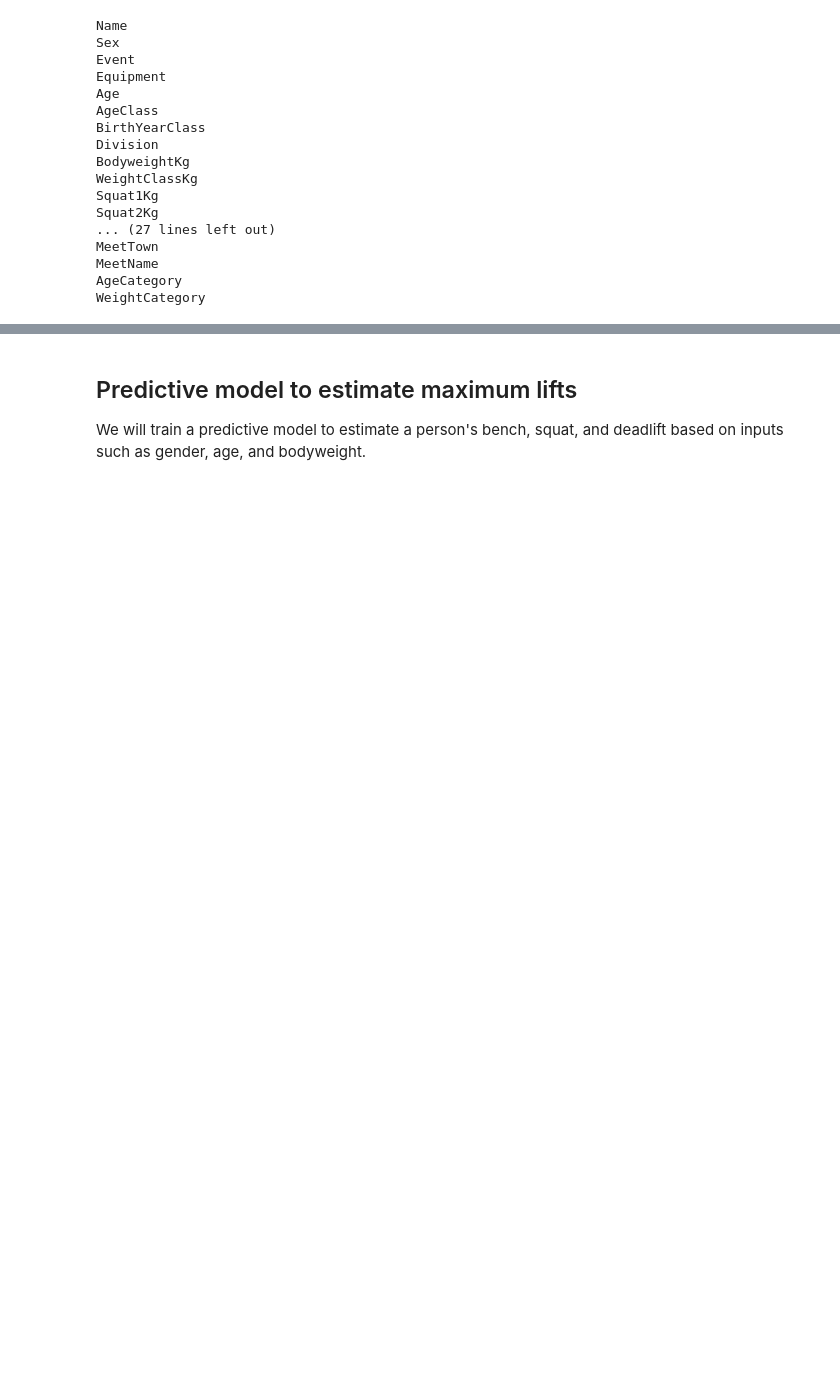
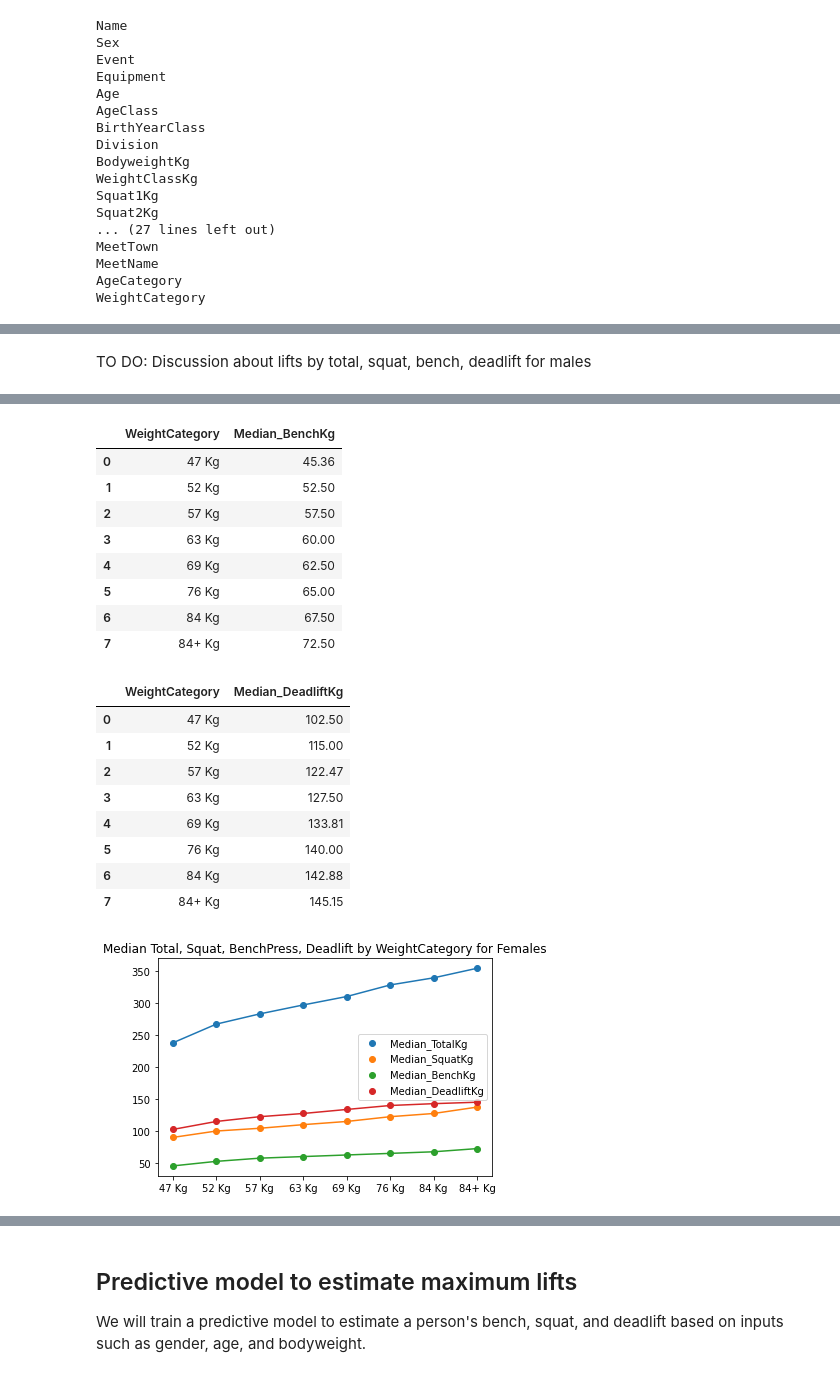
Before and after one commit to kim-jason/PowerliftingDataset, a Jupyter notebook: Powerlifting_Data_Science_Project.ipynb, the cells around one changed output, grey strips where cells are left out. Drawn from its saved outputs; the diff is of its cells as text; code cells hidden in the pictures; blank space fills up the shorter version.

```diff
--- a/Powerlifting_Data_Science_Project.ipynb
+++ b/Powerlifting_Data_Science_Project.ipynb
@@ -799,0 +849,12 @@ Now that all the data has been properly cleaned, we can now begin our analysis o
+# %%
+# Max total lift by WeightCategory for females
+all_lifts_weightcategory_female = all_lifts_female.loc[all_lifts_female.groupby(['WeightCategory'])['TotalKg'].idxmax()]
+all_lifts_weightcategory_female = all_lifts_weightcategory_female.reset_index()
+all_lifts_weightcategory_female = all_lifts_weightcategory_female[['Name', 'Sex', 'Event', 'Equipment', 'Age', 'BodyweightKg', 'WeightCategory', 'TotalKg', 'Best3SquatKg', 'Best3BenchKg', 'Best3DeadliftKg', 'Country', 'Date']]
+
+def order_female_weightcategories(df):
+  female_weightcategories = {'47 Kg':0, '52 Kg':1, '57 Kg':2, '63 Kg':3, '69 Kg':4, '76 Kg':5, '84 Kg':6, '84+ Kg':7}
+  return df.sort_values(by=['WeightCategory'], key=lambda x: x.map(female_weightcategories))
+
+all_lifts_weightcategory_female = order_female_weightcategories(all_lifts_weightcategory_female)
+display(all_lifts_weightcategory_female)
@@ -799,0 +956,48 @@ Now that all the data has been properly cleaned, we can now begin our analysis o
+# %% [markdown]
+TO DO: Discussion about lifts by total, squat, bench, deadlift for males
+# %%
+# Visualize total vs weight for females
+all_lifts_weightcategorymedian_female = all_lifts_female.groupby(['WeightCategory']).agg(Median_TotalKg=('TotalKg', 'median'))
+all_lifts_weightcategorymedian_female = all_lifts_weightcategorymedian_female.reset_index()
+all_lifts_weightcategorymedian_female = order_female_weightcategories(all_lifts_weightcategorymedian_female)
+
+display(all_lifts_weightcategorymedian_female)
+plt.scatter(all_lifts_weightcategorymedian_female['WeightCategory'], all_lifts_weightcategorymedian_female['Median_TotalKg'], label="Median_TotalKg")
+plt.plot(all_lifts_weightcategorymedian_female['WeightCategory'], all_lifts_weightcategorymedian_female['Median_TotalKg'])
+
+
+# Visualize squat vs weight for females
+squat_weightcategorymedian_female = all_lifts_female.groupby(['WeightCategory']).agg(Median_SquatKg=('Best3SquatKg', 'median'))
+squat_weightcategorymedian_female = squat_weightcategorymedian_female.reset_index()
+squat_weightcategorymedian_female = order_female_weightcategories(squat_weightcategorymedian_female)
+
+display(squat_weightcategorymedian_female)
+plt.scatter(squat_weightcategorymedian_female['WeightCategory'], squat_weightcategorymedian_female['Median_SquatKg'], label="Median_SquatKg")
+plt.plot(squat_weightcategorymedian_female['WeightCategory'], squat_weightcategorymedian_female['Median_SquatKg'])
+
+
+# Visualize bench vs weight for females
+bench_weightcategorymedian_female = all_lifts_female.groupby(['WeightCategory']).agg(Median_BenchKg=('Best3BenchKg', 'median'))
+bench_weightcategorymedian_female = bench_weightcategorymedian_female.reset_index()
+bench_weightcategorymedian_female = order_female_weightcategories(bench_weightcategorymedian_female)
+
+display(bench_weightcategorymedian_female)
+plt.scatter(bench_weightcategorymedian_female['WeightCategory'], bench_weightcategorymedian_female['Median_BenchKg'], label="Median_BenchKg")
+plt.plot(bench_weightcategorymedian_female['WeightCategory'], bench_weightcategorymedian_female['Median_BenchKg'])
+
+
+# Visualize deadlift vs weight for females
+deadlift_weightcategorymedian_female = all_lifts_female.groupby(['WeightCategory']).agg(Median_DeadliftKg=('Best3DeadliftKg', 'median'))
+deadlift_weightcategorymedian_female = deadlift_weightcategorymedian_female.reset_index()
+deadlift_weightcategorymedian_female = order_female_weightcategories(deadlift_weightcategorymedian_female)
+
+display(deadlift_weightcategorymedian_female)
+plt.scatter(deadlift_weightcategorymedian_female['WeightCategory'], deadlift_weightcategorymedian_female['Median_DeadliftKg'], label="Median_DeadliftKg")
+plt.plot(deadlift_weightcategorymedian_female['WeightCategory'], deadlift_weightcategorymedian_female['Median_DeadliftKg'])
+
+
+# Show legend and title
+plt.title("Median Total, Squat, BenchPress, Deadlift by WeightCategory for Females")
+plt.legend()
+plt.show()
+# %% [output]
@@ -799,0 +1022,19 @@ Now that all the data has been properly cleaned, we can now begin our analysis o
+|  | WeightCategory | Median_BenchKg |
+| 0 | 47 Kg | 45.36 |
+| 1 | 52 Kg | 52.50 |
+| 2 | 57 Kg | 57.50 |
+| 3 | 63 Kg | 60.00 |
+| 4 | 69 Kg | 62.50 |
+| 5 | 76 Kg | 65.00 |
+| 6 | 84 Kg | 67.50 |
+| 7 | 84+ Kg | 72.50 |
+|  | WeightCategory | Median_DeadliftKg |
+| 0 | 47 Kg | 102.50 |
+| 1 | 52 Kg | 115.00 |
+| 2 | 57 Kg | 122.47 |
+| 3 | 63 Kg | 127.50 |
+| 4 | 69 Kg | 133.81 |
+| 5 | 76 Kg | 140.00 |
+| 6 | 84 Kg | 142.88 |
+| 7 | 84+ Kg | 145.15 |
+[figure, added]
```
Also changed, not shown: parts of 17 cells of this notebook.
